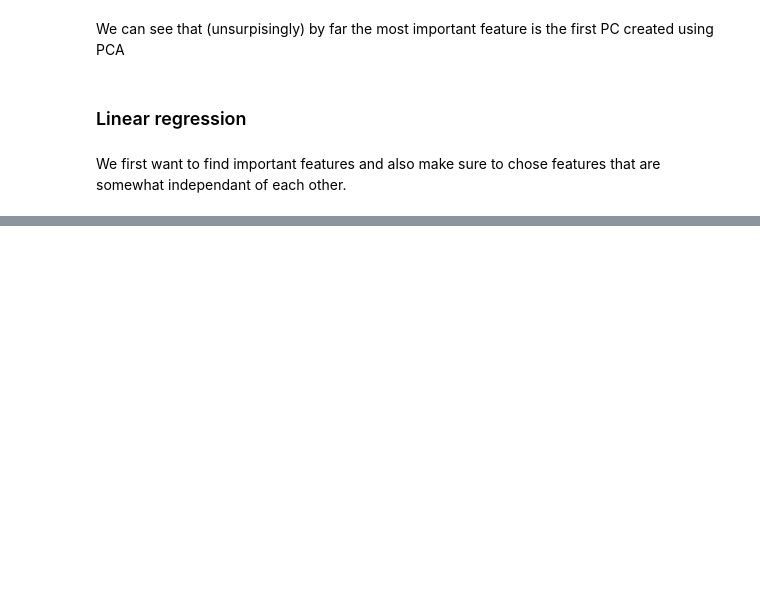
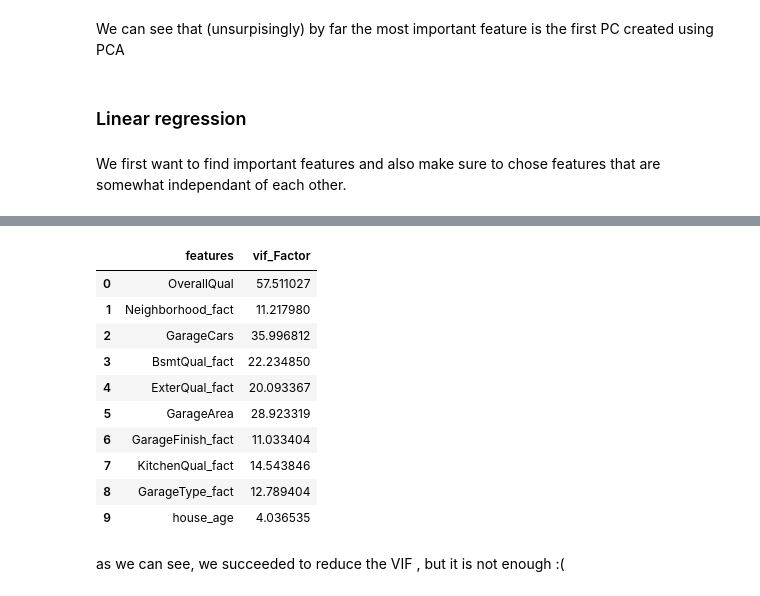
Before and after one commit to yoavshosh/Kaggle_house_price, a Jupyter notebook: EDA_and_Baseline_model.ipynb, the cells around one changed output, grey strips where cells are left out. Saved outputs shown, nothing was run; the diff lists cells and outputs as text; code cells hidden in the pictures; blank space fills up the shorter version.

```diff
--- a/EDA_and_Baseline_model.ipynb
+++ b/EDA_and_Baseline_model.ipynb
@@ -567,0 +600,19 @@ test_prediction = rf_clf.predict(houses_test_modified[feature_to_examin["kmeans_
+# %%
+vif = pd.DataFrame()
+vif["features"] = houses_train_modified_copy[features_name_set_one].columns
+vif["vif_Factor"] = [variance_inflation_factor(houses_train_modified_copy[features_name_set_one].values, i) for i in range(houses_train_modified_copy[features_name_set_one].shape[1])]
+vif
+# %% [output]
+|  | features | vif_Factor |
+| 0 | OverallQual | 57.511027 |
+| 1 | Neighborhood_fact | 11.217980 |
+| 2 | GarageCars | 35.996812 |
+| 3 | BsmtQual_fact | 22.234850 |
+| 4 | ExterQual_fact | 20.093367 |
+| 5 | GarageArea | 28.923319 |
+| 6 | GarageFinish_fact | 11.033404 |
+| 7 | KitchenQual_fact | 14.543846 |
+| 8 | GarageType_fact | 12.789404 |
+| 9 | house_age | 4.036535 |
+# %% [markdown]
+as we can see, we succeeded to reduce the VIF , but it is not enough :(
```
Also changed, not shown: parts of 28 cells of this notebook, 1 other file.
